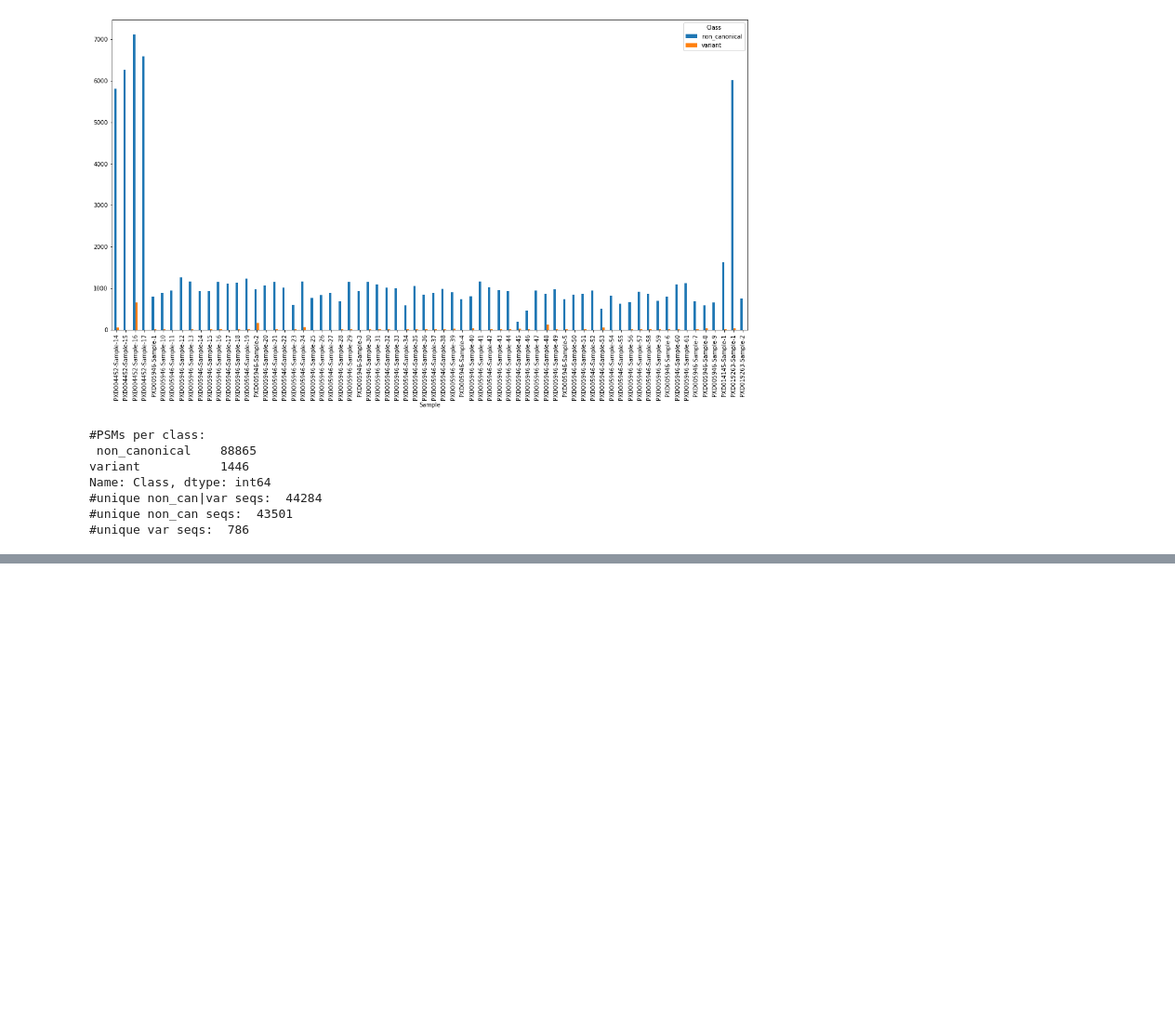
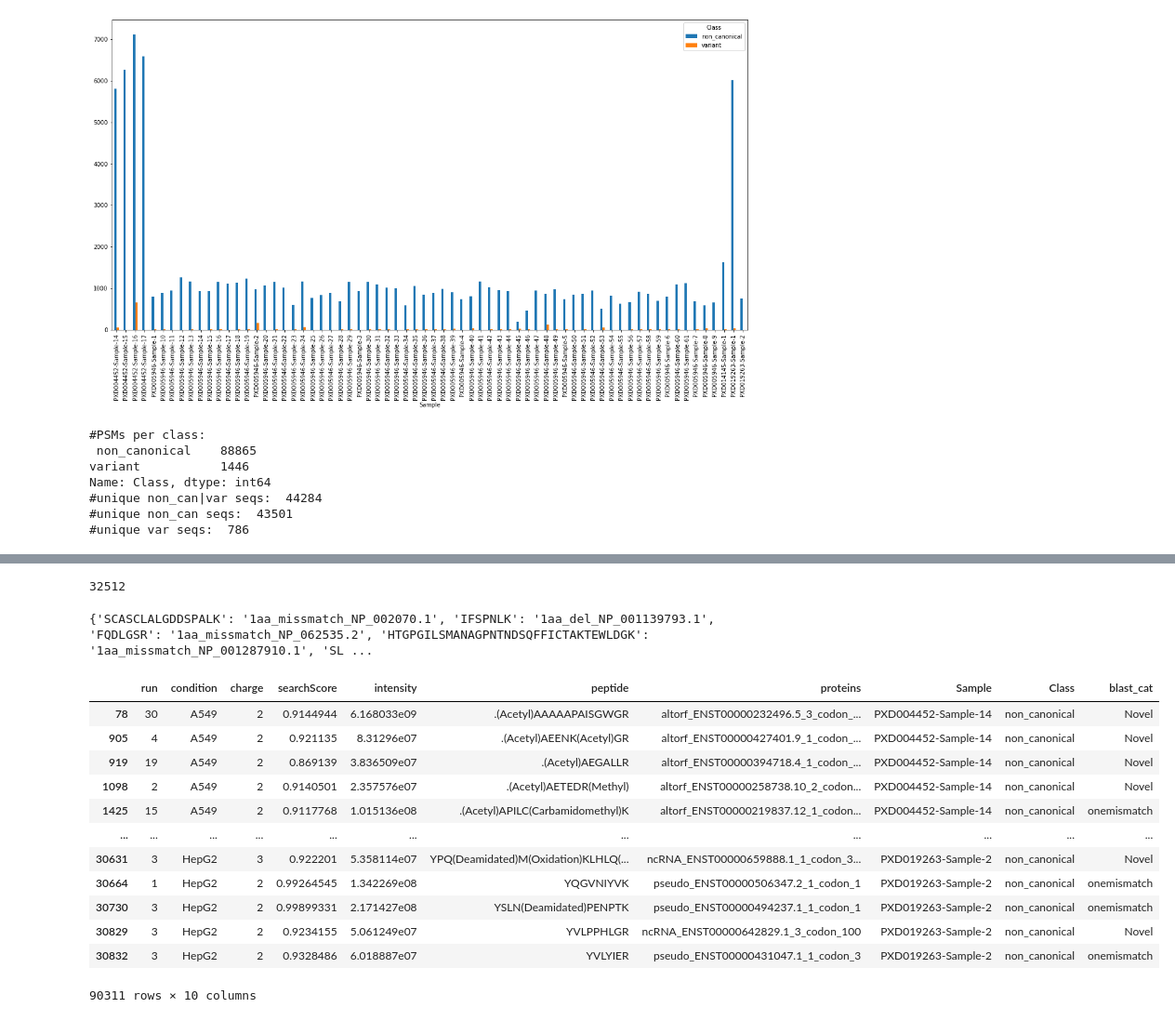
Before and after one commit to ypriverol/pgdb-manuscript, a Jupyter notebook: Peptide_analysis.ipynb, the cells around one changed output, grey strips where cells are left out. Shown at 93% size. Saved outputs shown, nothing was run; the diff lists cells and outputs as text; code cells hidden in the pictures; blank space fills up the shorter version.

Commit message:
added blast search

```diff
--- a/Peptide_analysis.ipynb
+++ b/Peptide_analysis.ipynb
@@ -244,3 +244,14 @@ Name: Class, dtype: int64
 #unique non_can|var seqs:  44284
 #unique non_can seqs:  43501
 #unique var seqs:  786
+# %%
+'''blastp has to be availble on the system otherwise
+   download blast executables from https://ftp.ncbi.nlm.nih.gov/blast/executables/blast+/LATEST/
+   '''
+
+#write the non_canonical peptides to a fasta file
+peps = triqler_noncan_targets['peptide'].apply(rep).tolist()
+query_db = 'non_canonical_peps.fa'
+with open(query_db, 'w') as peps_fa:
+    for pep in set(peps):
+        peps_fa.write('>{}\n{}\n'.format(pep,pep))
@@ -246,0 +263,54 @@ Name: Class, dtype: int64
+# %%
+runblast_cmd = """blastp \
+            -db {blastdb} -query {query_db} -outfmt '6 qseqid sseqid pident qlen slen qstart qend \
+            sstart send mismatch positive gapopen gaps qseq sseq evalue bitscore' \
+            -num_threads {num_cores} -evalue 10000 -comp_based_stats 0 -ungapped \
+            -out {blast_outfile}""".format(blastdb = canonical_proteins_fasta, num_cores = 4,
+                                           query_db=query_db, blast_outfile=query_db+'_blasted')
+os.system(runblast_cmd)
+# %% [output]
+32512
+# %%
+def parse_blast_output(blast_out_tsv):
+
+    blastout={}
+    with open(blast_out_tsv, 'r') as blast_out:
+        for line in blast_out.readlines():
+            row=line.strip().split("\t")
+            alignlen=int(row[6])-int(row[5])+1
+            category="NA"
+            if alignlen==int(row[3]) and float(row[2])==100:
+                    blastout[row[0]] = "canonical"
+            elif alignlen==int(row[3]) and float(row[2])<100:
+                if int(row[12])==0 and int(row[9])==1:
+                    blastout[row[0]] = "1aa_missmatch_"+row[1]
+                elif int(row[12])==1 and int(row[9])==0:
+                    blastout[row[0]] = "1aa_ins_"+row[1]
+            elif int(row[3])-alignlen==1 and float(row[2])==100:
+                blastout[row[0]] = "1aa_del_"+row[1]
+
+    return blastout
+# %%
+blastout = parse_blast_output(query_db+'_blasted')
+# %%
+print((blastout))
+# %% [output]
+{'SCASCLALGDDSPALK': '1aa_missmatch_NP_002070.1', 'IFSPNLK': '1aa_del_NP_001139793.1', 'FQDLGSR': '1aa_missmatch_NP_062535.2', 'HTGPGILSMANAGPNTNDSQFFICTAKTEWLDGK': '1aa_missmatch_NP_001287910.1', 'SL ...
+# %%
+triqler_noncan_targets['blast_cat'] = np.where(triqler_noncan_targets.peptide.apply(rep).isin(blastout),'onemismatch', 'novel')
+# %%
+triqler_noncan_targets
+# %% [output]
+|  | run | condition | charge | searchScore | intensity | peptide | proteins | Sample | Class | blast_cat |
+| 78 | 30 | A549 | 2 | 0.9144944 | 6.168033e09 | .(Acetyl)AAAAAPAISGWGR | altorf_ENST00000232496.5_3_codon_... | PXD004452-Sample-14 | non_canonical | Novel |
+| 905 | 4 | A549 | 2 | 0.921135 | 8.31296e07 | .(Acetyl)AEENK(Acetyl)GR | altorf_ENST00000427401.9_1_codon_... | PXD004452-Sample-14 | non_canonical | Novel |
+| 919 | 19 | A549 | 2 | 0.869139 | 3.836509e07 | .(Acetyl)AEGALLR | altorf_ENST00000394718.4_1_codon_... | PXD004452-Sample-14 | non_canonical | Novel |
+| 1098 | 2 | A549 | 2 | 0.9140501 | 2.357576e07 | .(Acetyl)AETEDR(Methyl) | altorf_ENST00000258738.10_2_codon... | PXD004452-Sample-14 | non_canonical | Novel |
+| 1425 | 15 | A549 | 2 | 0.9117768 | 1.015136e08 | .(Acetyl)APILC(Carbamidomethyl)K | altorf_ENST00000219837.12_1_codon... | PXD004452-Sample-14 | non_canonical | onemismatch |
+| ... | ... | ... | ... | ... | ... | ... | ... | ... | ... | ... |
+| 30631 | 3 | HepG2 | 3 | 0.922201 | 5.358114e07 | YPQ(Deamidated)M(Oxidation)KLHLQ(... | ncRNA_ENST00000659888.1_1_codon_3... | PXD019263-Sample-2 | non_canonical | Novel |
+| 30664 | 1 | HepG2 | 2 | 0.99264545 | 1.342269e08 | YQGVNIYVK | pseudo_ENST00000506347.2_1_codon_1 | PXD019263-Sample-2 | non_canonical | onemismatch |
+| 30730 | 3 | HepG2 | 2 | 0.99899331 | 2.171427e08 | YSLN(Deamidated)PENPTK | pseudo_ENST00000494237.1_1_codon_1 | PXD019263-Sample-2 | non_canonical | onemismatch |
+| 30829 | 3 | HepG2 | 2 | 0.9234155 | 5.061249e07 | YVLPPHLGR | ncRNA_ENST00000642829.1_3_codon_100 | PXD019263-Sample-2 | non_canonical | Novel |
+| 30832 | 3 | HepG2 | 2 | 0.9328486 | 6.018887e07 | YVLYIER | pseudo_ENST00000431047.1_1_codon_3 | PXD019263-Sample-2 | non_canonical | onemismatch |
+90311 rows × 10 columns
```
Also changed, not shown: parts of 1 cell of this notebook.
